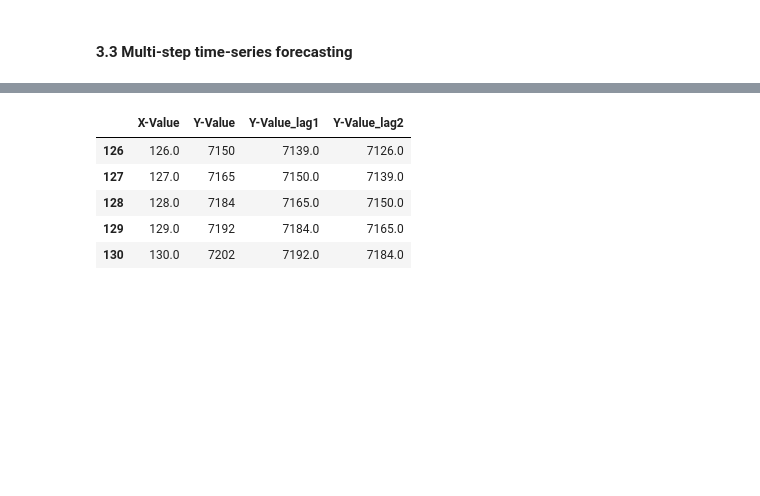
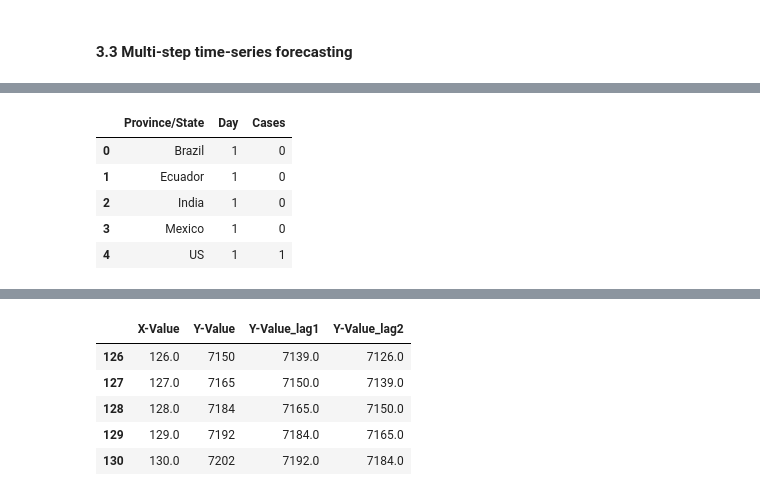
Before and after one commit to j-greggazz/Kaggle, a Jupyter notebook: covid_19/notebooks/Covid 19 comparisons & predictions for selected countries.ipynb, the cells around one changed output, grey strips where cells are left out. Drawn from its saved outputs; the diff is of its cells as text; code cells hidden in the pictures; blank space fills up the shorter version.

```diff
--- a/covid_19/notebooks/Covid 19 comparisons & predictions for selected countries.ipynb
+++ b/covid_19/notebooks/Covid 19 comparisons & predictions for selected countries.ipynb
@@ -794,0 +817,13 @@ plotGaussPredictions(changes_deaths_df, labels, countryList, prediction_window,
+# %%
+df_country = df_country.melt(id_vars='Province/State', var_name='Day', value_name='Cases')
+
+df_country['Day'] = df_country['Day'].str.extract('(\d+)', expand=False).astype(int)
+df_country = df_country.sort_values(['Day', 'Province/State'])
+df_country.head()
+# %% [output]
+|  | Province/State | Day | Cases |
+| 0 | Brazil | 1 | 0 |
+| 1 | Ecuador | 1 | 0 |
+| 2 | India | 1 | 0 |
+| 3 | Mexico | 1 | 0 |
+| 4 | US | 1 | 1 |
```
Also changed, not shown: parts of 3 cells of this notebook.
